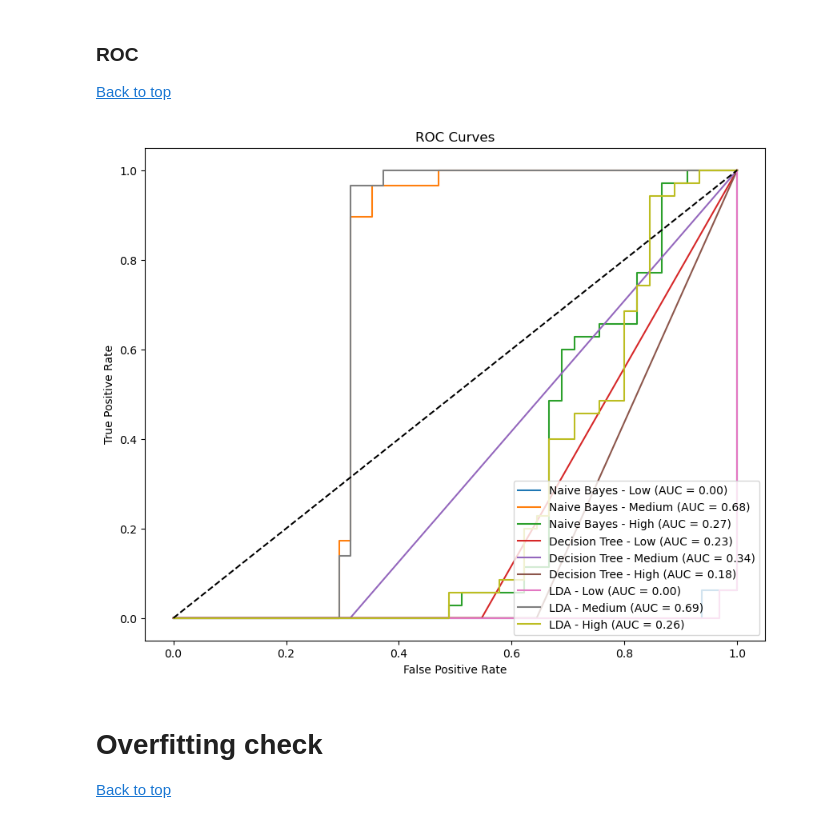
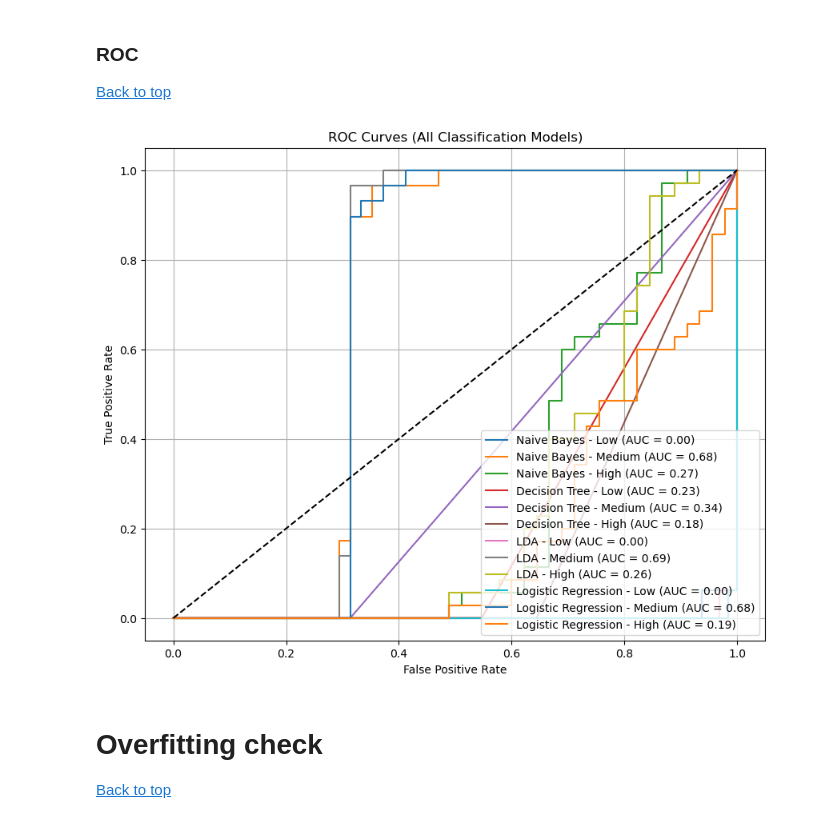
Before and after one commit to Omar-Elnazly/Aswan-Weather-Analytics, a Jupyter notebook: Main.ipynb, the cells around one changed output. Drawn from its saved outputs; the diff is of its cells as text; code cells hidden in the pictures.

Commit message:
Add SVD,  NN(Feed Forward, Feed Back), Linear regression, Logistic regression

```diff
--- a/Main.ipynb
+++ b/Main.ipynb
@@ -457,0 +500,15 @@ plt.show()
+# %%
+nn = MLPClassifier(
+    hidden_layer_sizes=(32,),
+    activation='relu',
+    solver='adam',
+    max_iter=1000,
+    random_state=42
+)
+
+nn.fit(X_train_scaled, y_train)
+y_pred_nn = nn.predict(X_test_scaled)
+
+print("Neural Network Accuracy:", accuracy_score(y_test, y_pred_nn))
+print(confusion_matrix(y_test, y_pred_nn))
+print(classification_report(y_test, y_pred_nn))
@@ -574,0 +794,9 @@ KNN CV Average Accuracy: 0.8995039682539682
+# %%
+log_reg = LogisticRegression(max_iter=1000)
+log_reg.fit(X_train_scaled, y_train)
+
+y_pred_log = log_reg.predict(X_test_scaled)
+
+print("Logistic Regression Accuracy:", accuracy_score(y_test, y_pred_log))
+print(confusion_matrix(y_test, y_pred_log))
+print(classification_report(y_test, y_pred_log))
@@ -579,31 +821,38 @@ KNN CV Average Accuracy: 0.8995039682539682
 # %%
 from sklearn.preprocessing import label_binarize
 from sklearn.metrics import roc_curve, auc
 
 y_test_bin = label_binarize(y_test, classes=y.cat.categories)
 n_classes = y_test_bin.shape[1]
 
 models_proba = {
     'Naive Bayes': nb.predict_proba(X_test_scaled),
     'Decision Tree': dt.predict_proba(X_test),
-    'LDA': lda_model.predict_proba(X_test_scaled)
+    'LDA': lda_model.predict_proba(X_test_scaled),
+    'Logistic Regression': log_reg.predict_proba(X_test_scaled)
 }
 
 plt.figure(figsize=(10,8))
+
 for name, y_score in models_proba.items():
     for i in range(n_classes):
         fpr, tpr, _ = roc_curve(y_test_bin[:, i], y_score[:, i])
         roc_auc = auc(fpr, tpr)
-        plt.plot(fpr, tpr, label=f'{name} - {y.cat.categories[i]} (AUC = {roc_auc:.2f})')
+        plt.plot(
+            fpr,
+            tpr,
+            label=f'{name} - {y.cat.categories[i]} (AUC = {roc_auc:.2f})'
+        )
 
 plt.plot([0, 1], [0, 1], 'k--')
 plt.xlabel('False Positive Rate')
 plt.ylabel('True Positive Rate')
-plt.title('ROC Curves')
+plt.title('ROC Curves (All Classification Models)')
 plt.legend(loc='lower right')
+plt.grid(True)
 plt.show()
 # %% [output]
-[figure, old version]
+[figure, new version]
 # %% [markdown]
 <a id='check'></a>
 # Overfitting check
```
Also changed, not shown: parts of 28 cells of this notebook.
